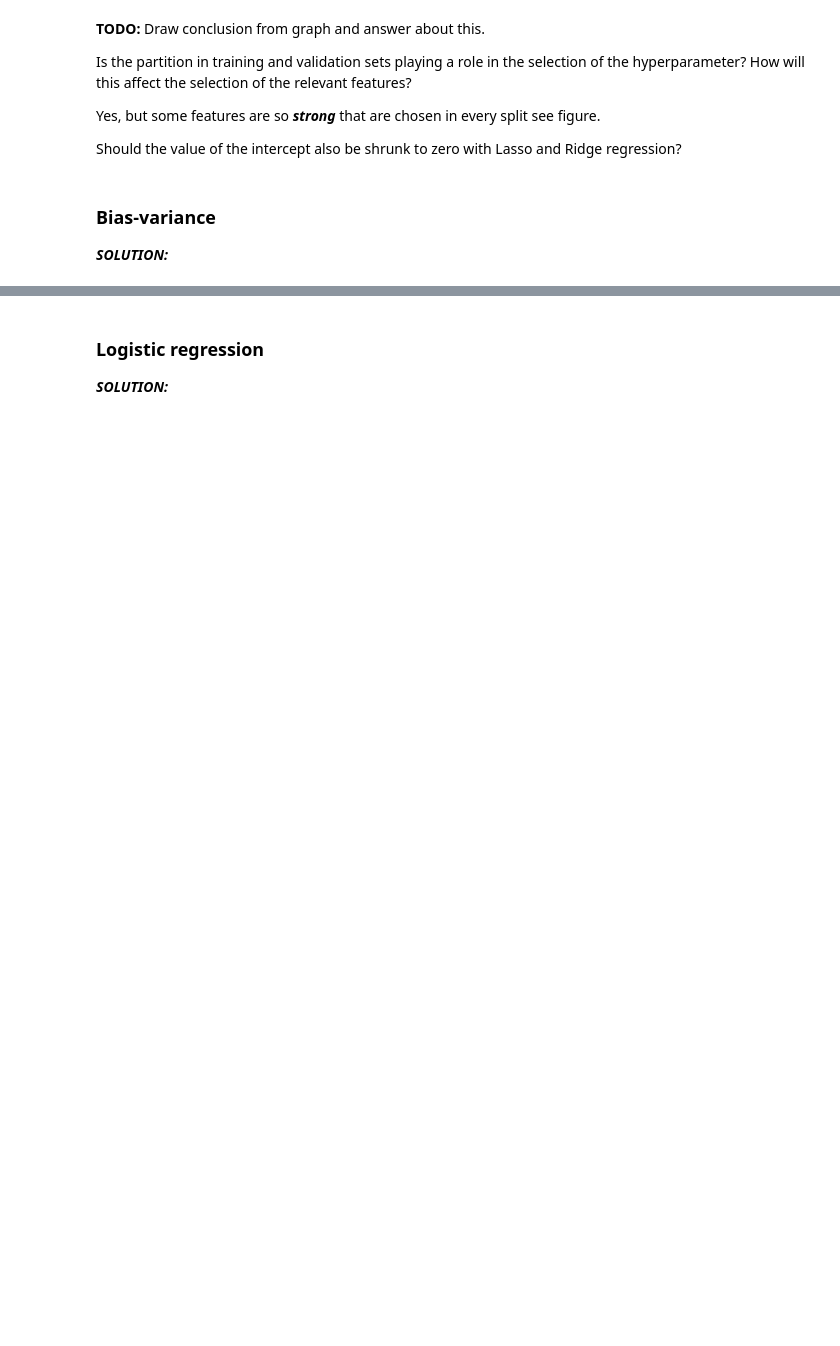
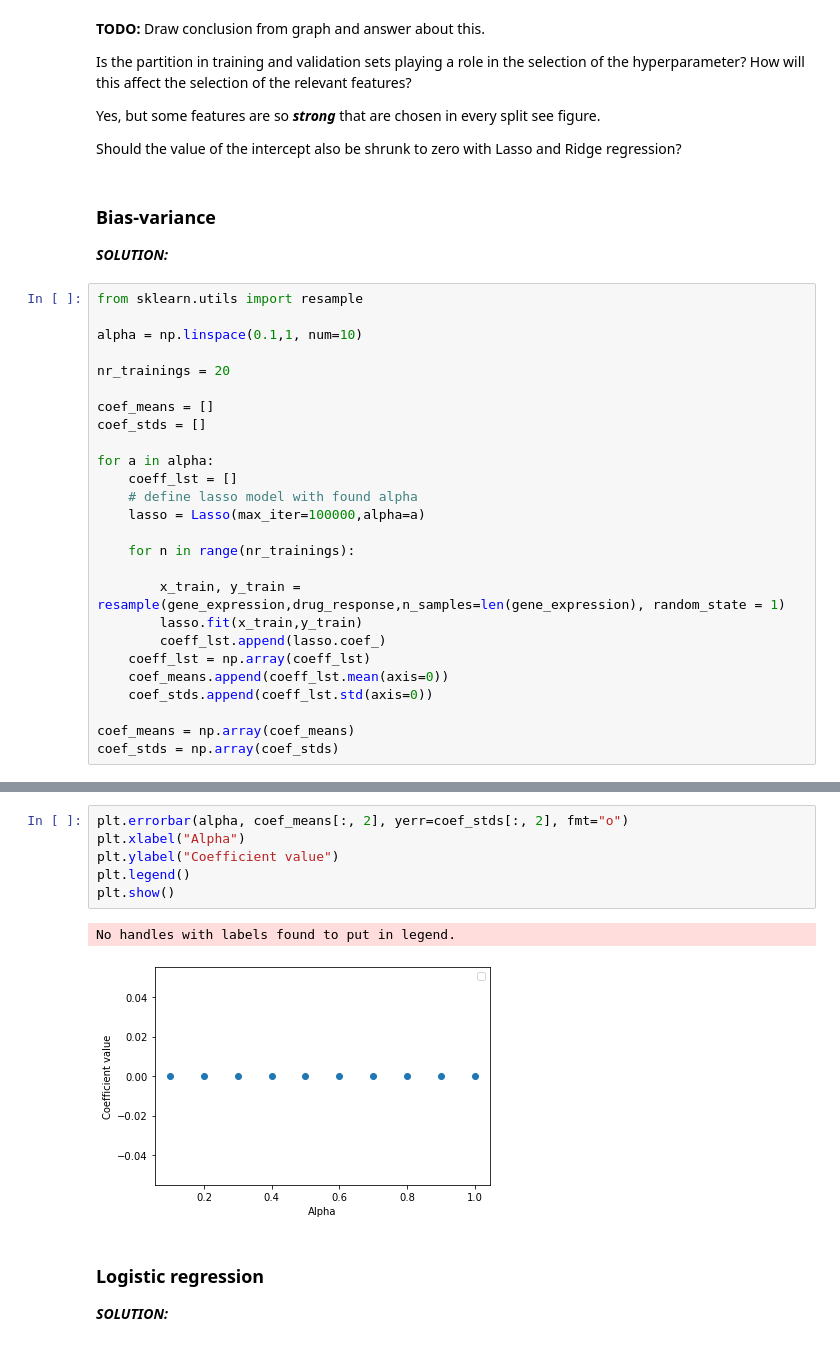
Before and after one commit to YLaret/8dm50-machine-learning, a Jupyter notebook: practicals/week_3.ipynb, the cells around one changed output, grey strips where cells are left out. Drawn from its saved outputs; the diff is of its cells as text; blank space fills up the shorter version.

```diff
--- a/practicals/week_3.ipynb
+++ b/practicals/week_3.ipynb
@@ -430,3 +430,29 @@ Should the value of the intercept also be shrunk to zero with Lasso and Ridge re
 # %% [markdown]
 ### Bias-variance
 ***SOLUTION:***
+# %%
+from sklearn.utils import resample
+
+alpha = np.linspace(0.1,1, num=10)
+
+nr_trainings = 20
+
+coef_means = []
+coef_stds = []
+
+for a in alpha:
+    coeff_lst = []
+    # define lasso model with found alpha
+    lasso = Lasso(max_iter=100000,alpha=a)
+
+    for n in range(nr_trainings):
+
+        x_train, y_train = resample(gene_expression,drug_response,n_samples=len(gene_expression), random_state = 1)
+        lasso.fit(x_train,y_train)
+        coeff_lst.append(lasso.coef_)
+    coeff_lst = np.array(coeff_lst)
+    coef_means.append(coeff_lst.mean(axis=0))
+    coef_stds.append(coeff_lst.std(axis=0))
+
+coef_means = np.array(coef_means)
+coef_stds = np.array(coef_stds)
@@ -433,3 +475,12 @@ Should the value of the intercept also be shrunk to zero with Lasso and Ridge re
+# %%
+plt.errorbar(alpha, coef_means[:, 2], yerr=coef_stds[:, 2], fmt="o")
+plt.xlabel("Alpha")
+plt.ylabel("Coefficient value")
+plt.legend()
+plt.show()
+# %% [output]
+No handles with labels found to put in legend.
+[figure, added]
 # %% [markdown]
 ### Logistic regression
 ***SOLUTION:***
```
Also changed, not shown: parts of 3 cells of this notebook.
